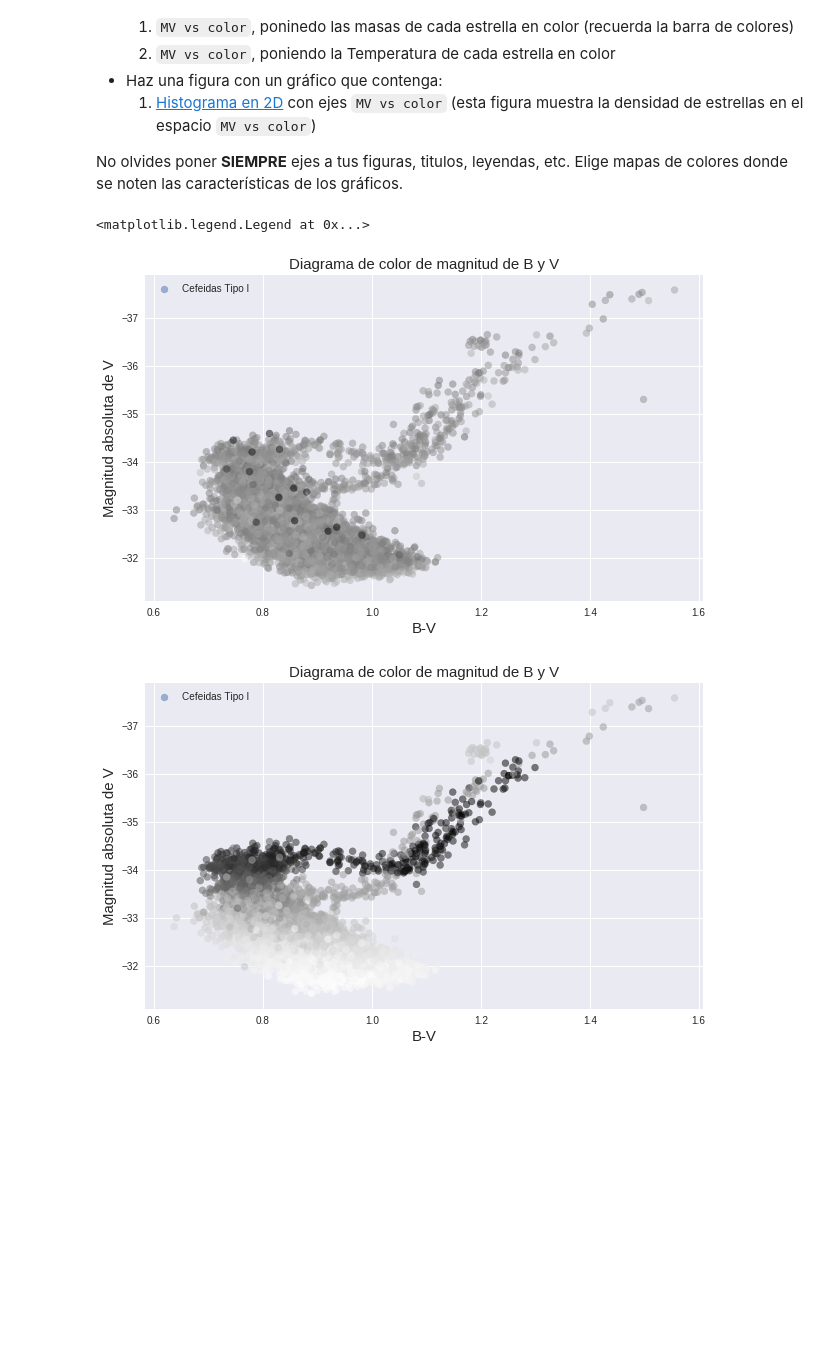
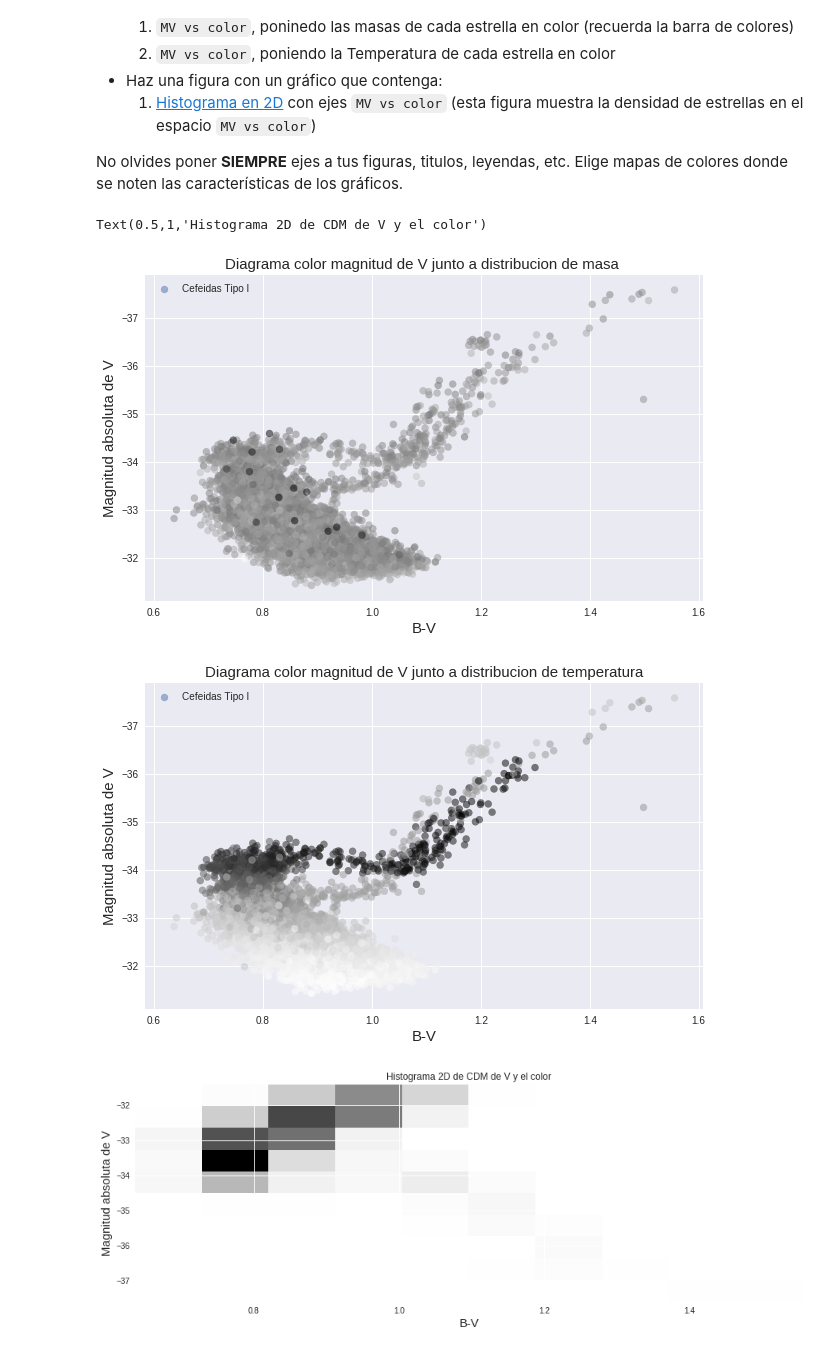
Before and after one commit to pablocanas/minitarea2, a Jupyter notebook: Copia_de_minitarea2.ipynb, the cells around one changed output. Cells and saved outputs as stored; diff of their text form; code cells hidden in the pictures; blank space fills up the shorter version.

```diff
--- a/Copia_de_minitarea2.ipynb
+++ b/Copia_de_minitarea2.ipynb
@@ -186,30 +186,37 @@ No olvides poner **SIEMPRE** ejes a tus figuras, titulos, leyendas, etc. Elige m
 # %%
 
 fig, ax = plt.subplots(figsize = (10,6))
 
 cb = ax.scatter(color, mv, label = 'Cefeidas Tipo I', c = masas , alpha = 0.5)
 
 ax.invert_yaxis()
 ax.legend()
 ax.set_ylabel('Magnitud absoluta de V',fontsize = 15)
 ax.set_xlabel('B-V',fontsize = 15)
-ax.set_title('Diagrama de color de magnitud de B y V',fontsize = 15)
+ax.set_title('Diagrama color magnitud de V junto a distribucion de masa ',fontsize = 15)
 ax.legend()
 
 
 
 
 fig, bx = plt.subplots(figsize = (10,6))
 db = bx.scatter(color, mv, label = 'Cefeidas Tipo I', c = temperatura , alpha = 0.5)
 bx.invert_yaxis()
 bx.legend()
 bx.set_ylabel('Magnitud absoluta de V',fontsize = 15)
 bx.set_xlabel('B-V',fontsize = 15)
-bx.set_title('Diagrama de color de magnitud de B y V',fontsize = 15)
+bx.set_title('Diagrama color magnitud de V junto a distribucion de temperatura',fontsize = 15)
 bx.legend()
+
+fig, cx = plt.subplots(figsize = (15,5))
+plt.hist2d(color,mv)
+cx.set_ylabel('Magnitud absoluta de V',fontsize = 15)
+cx.set_xlabel('B-V',fontsize = 15)
+cx.set_title('Histograma 2D de CDM de V y el color')
 # %% [output]
-<matplotlib.legend.Legend at 0x...>
+Text(0.5,1,'Histograma 2D de CDM de V y el color')
-[figure, old version]
+[figure, new version]
-[figure, old version]
+[figure, new version]
+[figure, added]
 # %%
 # plot cmd hist2D
```
Also changed, not shown: parts of 1 cell of this notebook.
